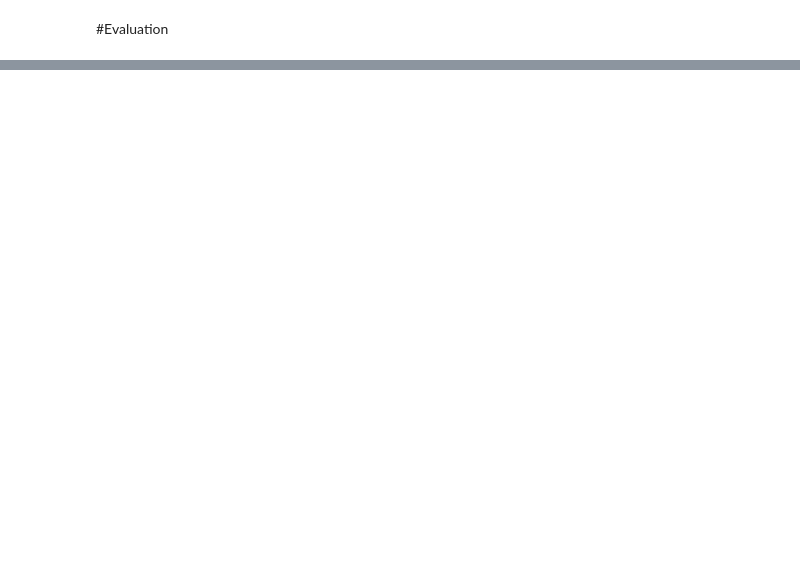
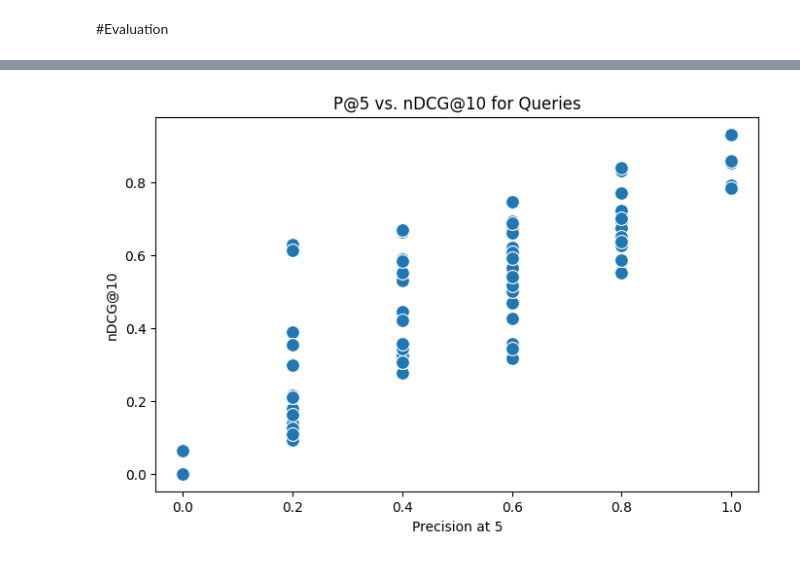
Before and after one commit to zahra-omrani/TinTinify, a Jupyter notebook: myIR.ipynb, the cells around one changed output, grey strips where cells are left out. Drawn from its saved outputs; the diff is of its cells as text; code cells hidden in the pictures; blank space fills up the shorter version.

```diff
--- a/myIR.ipynb
+++ b/myIR.ipynb
@@ -1281,14 +1204,13 @@ The `generate_trec_run_file` function generates a TREC-formatted run file from a
 
 ---
 # %%
-def generate_trec_run_file(queries_df, inv_index, file_name):
+def generate_trec_run_file(queries_df, inv_index, output_file):
     """
     Generates a TREC run file from queries_df and an inverted index.
 
     Parameters:
         queries_df (DataFrame): DataFrame containing queries with columns 'query' and 'qid'.
         inv_index (InvertedIndex or None): Inverted index used to retrieve document scores.
-                                           If None, uses precomputed results in `queries_df`.
         file_name (str): Name of the output file where the run data will be saved.
 
     Behavior:
@@ -1296,17 +1218,16 @@ def generate_trec_run_file(queries_df, inv_index, file_name):
         - Formats the results in TREC run file format:
             `<query_id> Q0 <docno> <rank> <score> run.txt`
     """
-    k = 10
-    results = []
+    run_data = []
 
-    if inv_index:
-        for query in tqdm(queries_df.itertuples(index=False), desc='Creating run file', total=len(queries_df)):
-            res, query_id = retrieve_query_results(query.query, inv_index, k), query.qid
-            results.extend([f"{query_id} Q0 {r[1]} {rank} {r[0]} run.txt\n" for rank, r in enumerate(res, start=1)])
-    else:
-        for result in tqdm(queries_df.itertuples(index=False), desc='Creating run file', total=len(queries_df)):
-            query_id, docno, rank, score = result.qid, result.docno, result.rank, result.score
-            results.append(f"{query_id} Q0 {docno} {rank} {score} run.txt\n")
+    for query in queries_df.itertuples(index=False):
+        query_id, query_text = query.qid, query.query
+        results = retrieve_query_results(query_text, inv_index, heap_size=10)
 
-    with open(file_name, "w") as f:
-        f.writelines(results)
+        for rank, (score, docid) in enumerate(results, start=1):
+            run_data.append(f"{query_id} Q0 {docid} {rank} {score:.6f} run.txt")
+
+    # Save run file
+    with open(output_file, "w") as f:
+        f.writelines("\n".join(run_data))
+    print(f"Run file saved as: {output_file}")
@@ -1888,0 +1501,12 @@ Successfully installed dask-2025.1.0 distributed-2025.1.0 sortedcontainers-2.4.0
+# %%
+import seaborn as sns
+
+df = pd.DataFrame({'Query ID': list(Pat5_list.keys()), 'P@5': list(Pat5_list.values()), 'nDCG@10': list(nDCGat10_list.values())})
+plt.figure(figsize=(8,5))
+sns.scatterplot(data=df, x='P@5', y='nDCG@10', palette='coolwarm', s=100)
+plt.title('P@5 vs. nDCG@10 for Queries')
+plt.xlabel('Precision at 5')
+plt.ylabel('nDCG@10')
+plt.show()
+# %% [output]
+[figure, added]
```
Also changed, not shown: parts of 35 cells of this notebook.
